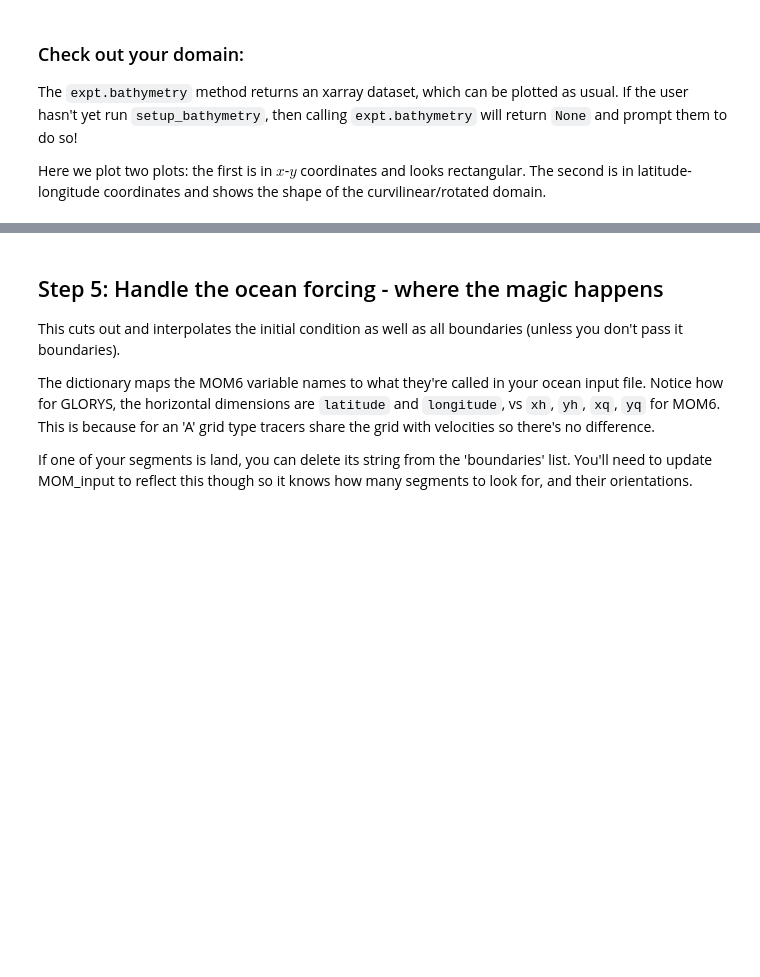
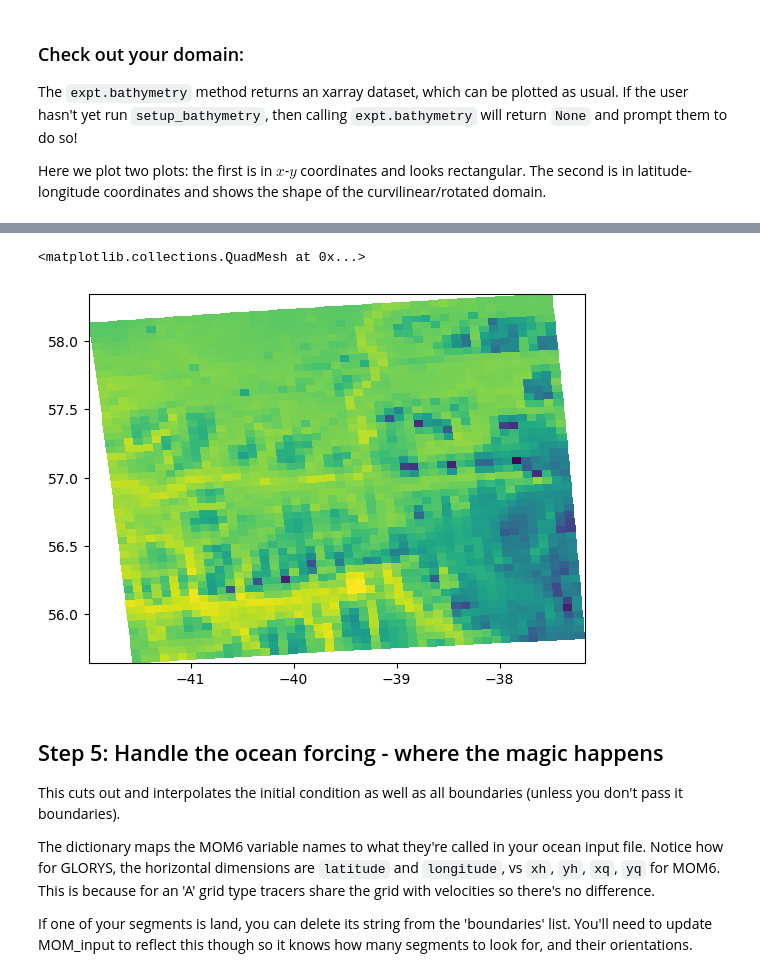
Before and after one commit to COSIMA/regional-mom6, a Jupyter notebook: demos/BYO-domain.ipynb, the cells around one changed output, grey strips where cells are left out. Cells and saved outputs as stored; diff of their text form; code cells hidden in the pictures; blank space fills up the shorter version.

```diff
--- a/demos/BYO-domain.ipynb
+++ b/demos/BYO-domain.ipynb
@@ -124,15 +127,18 @@ expt.bathymetry.depth.plot()
 # %%
 #In lat/lon coords
 from regional_mom6 import regridding
 import matplotlib.pyplot as plt
 import xarray as xr
 
-bathymetry = xr.open_dataset(inputdir/"bathymetry.nc")
-hgrid = xr.open_dataset(inputdir/"hgrid.nc")
+bathymetry = xr.open_dataset(input_dir/"bathymetry.nc")
+hgrid = xr.open_dataset(input_dir/"hgrid.nc")
 
 t_points = regridding.get_hgrid_arakawa_c_points(hgrid, point_type = "t")
 
-plt.pcolormesh(t_points.tlon, t_points.tlat, bathymetry.depth)
+plt.pcolormesh(t_points.tlon, t_points.tlat, bathymetry.isel(ntiles=0).depth)
+# %% [output]
+<matplotlib.collections.QuadMesh at 0x...>
+[figure, added]
 # %% [markdown]
 ##  Step 5: Handle the ocean forcing - where the magic happens
 
```
Also changed, not shown: parts of 3 cells of this notebook, 1 other file.
